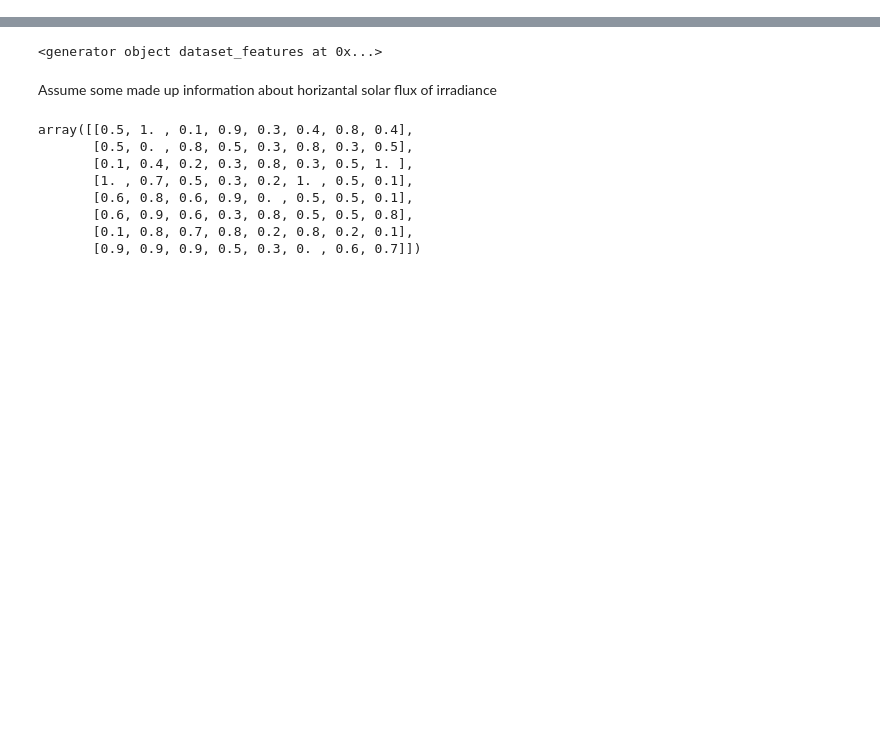
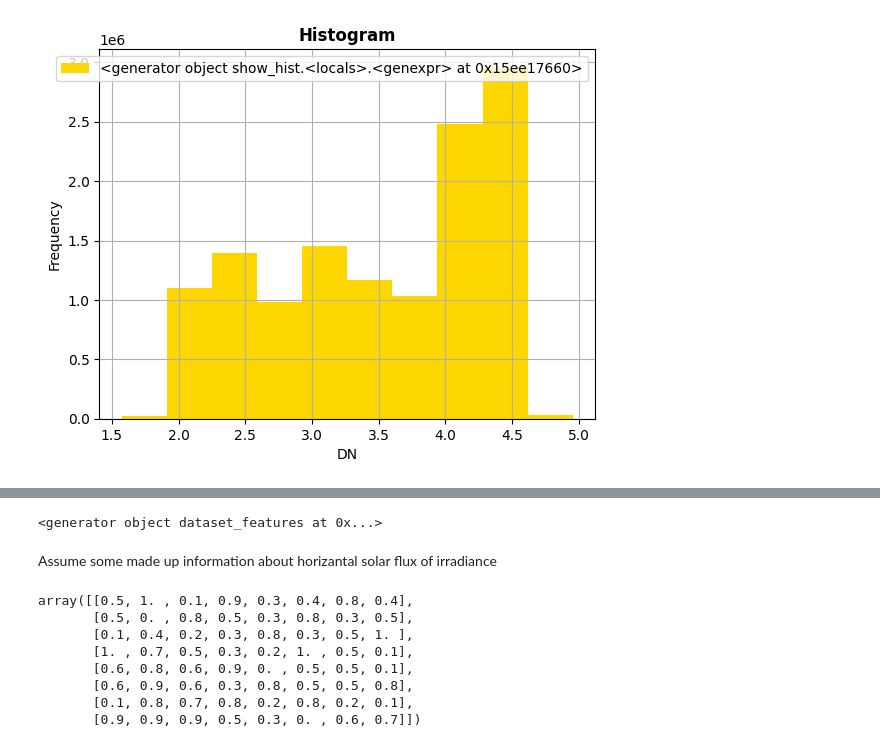
Before and after one commit to juliet29/cee276Renewables, a Jupyter notebook: final_project/notebook.ipynb, the cells around one changed output, grey strips where cells are left out. Saved outputs shown, nothing was run; the diff lists cells and outputs as text; code cells hidden in the pictures; blank space fills up the shorter version.

```diff
--- a/final_project/notebook.ipynb
+++ b/final_project/notebook.ipynb
@@ -27,0 +27,4 @@ for geom, val in rasterio.features.shapes(mask, transform=dataset.transform):
+# %%
+show_hist(dataset_vals[0])
+# %% [output]
+[figure, added]
```
Also changed, not shown: parts of 11 cells of this notebook, 1 other file.
